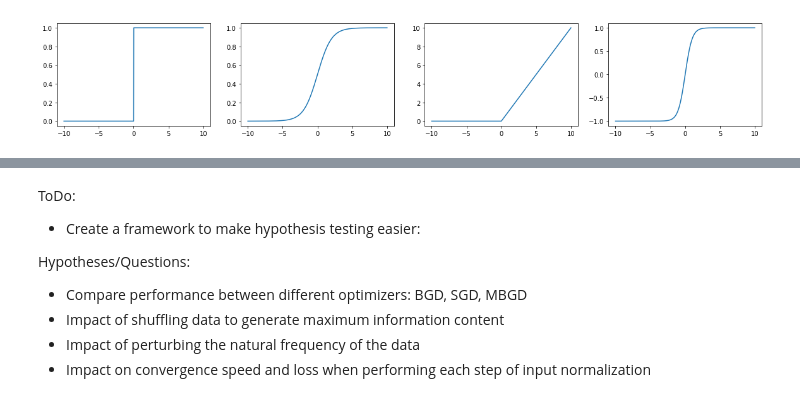
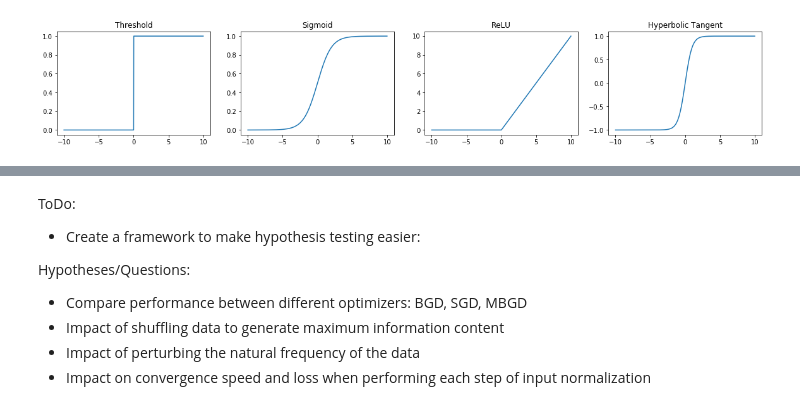
Before and after one commit to apcc-geoslegend/Deep-Learning, a Jupyter notebook: Artificial Neural Networks/Artificial Neural Networks.ipynb, the cells around one changed output, grey strips where cells are left out. Drawn from its saved outputs; the diff is of its cells as text; code cells hidden in the pictures.

```diff
--- a/Artificial Neural Networks/Artificial Neural Networks.ipynb
+++ b/Artificial Neural Networks/Artificial Neural Networks.ipynb
@@ -164,40 +214,63 @@ $$\phi(x)=\text{tanh}(x)=\frac{1-e^{-2x}}{1+e^{-2x}}$$
 # %%
 import matplotlib.pyplot as plt
 import numpy as np
+
+#ToDo: Implement the new activation functions
 
 x = np.arange(-10, 10, 0.01)
 
 def threshold(x):
     return np.piecewise(x, [x >= 0, x < 0], [1, 0])
 
 def sigmoid(x):
     return 1/(1+np.exp(-x))
 
 def relu(x):
     return np.maximum(0, x)
 
 def tanh(x):
     return np.tanh(x)
 
+def elu(x):
+    pass
+
+def selu(x):
+    pass
+
+def softplus(x):
+    pass
+
+def softsign(x):
+    pass
+
+def hard_sigmoid(x):
+    pass
+
+def exponential(x):
+    pass
+
+def linear(x):
+    pass
+
 y_thresh = threshold(x)
 y_sigmoid = sigmoid(x)
 y_relu = relu(x)
 y_tanh = tanh(x)
 
 f = plt.figure(figsize=(20,3))
-ax1 = f.add_subplot(141)
-ax2 = f.add_subplot(142)
-ax3 = f.add_subplot(143)
-ax4 = f.add_subplot(144)
+ax1 = f.add_subplot(141, title='Threshold')
+ax2 = f.add_subplot(142, title='Sigmoid')
+ax3 = f.add_subplot(143, title='ReLU')
+ax4 = f.add_subplot(144, title='Hyperbolic Tangent')
 
 ax1.plot(x, y_thresh)
 ax2.plot(x, y_sigmoid)
 ax3.plot(x, y_relu)
 ax4.plot(x, y_tanh)
 
 plt.show()
 # %% [output]
-[figure, old version]
+[figure, new version]
 # %% [markdown]
 # Loss Functions
 
```
Also changed, not shown: parts of 11 cells of this notebook.
